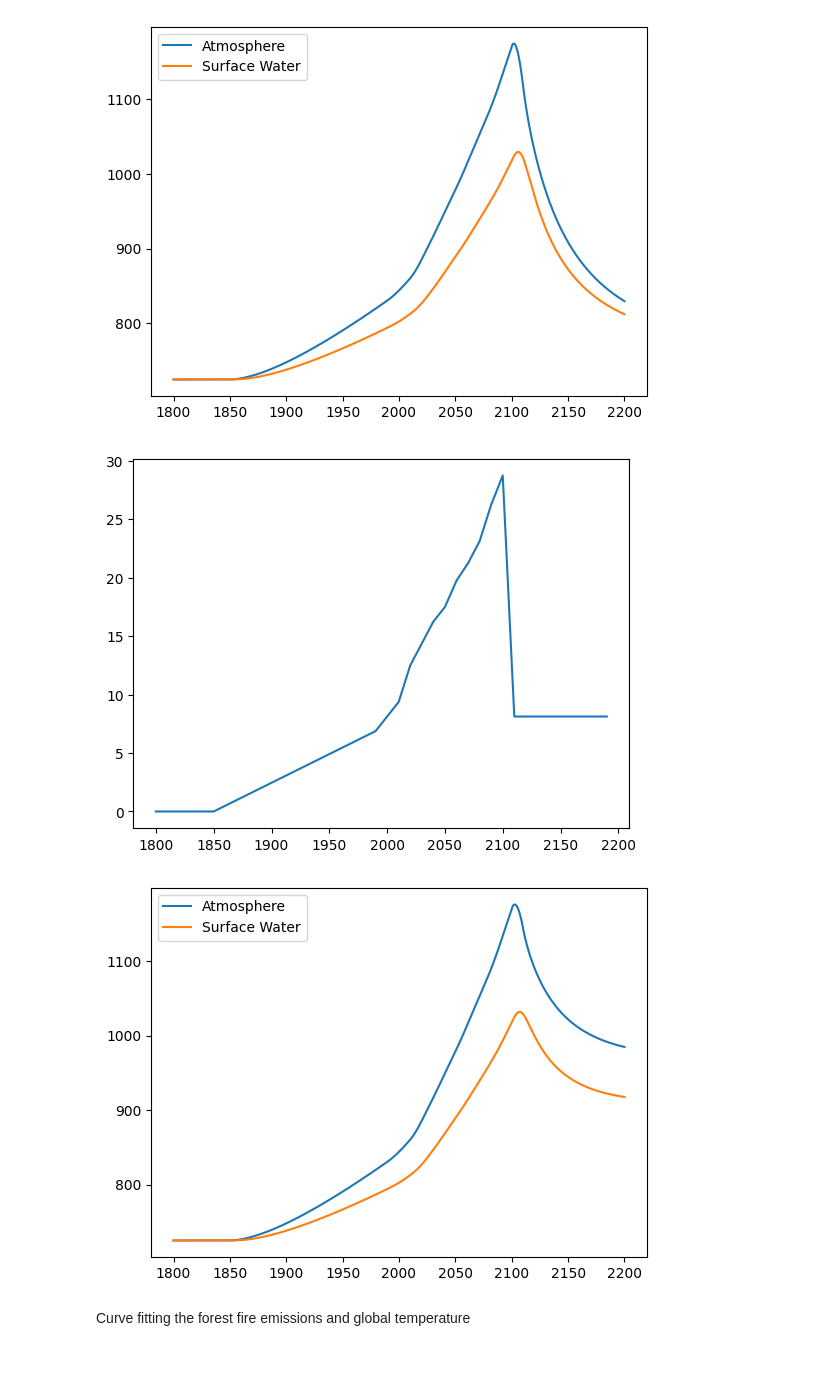
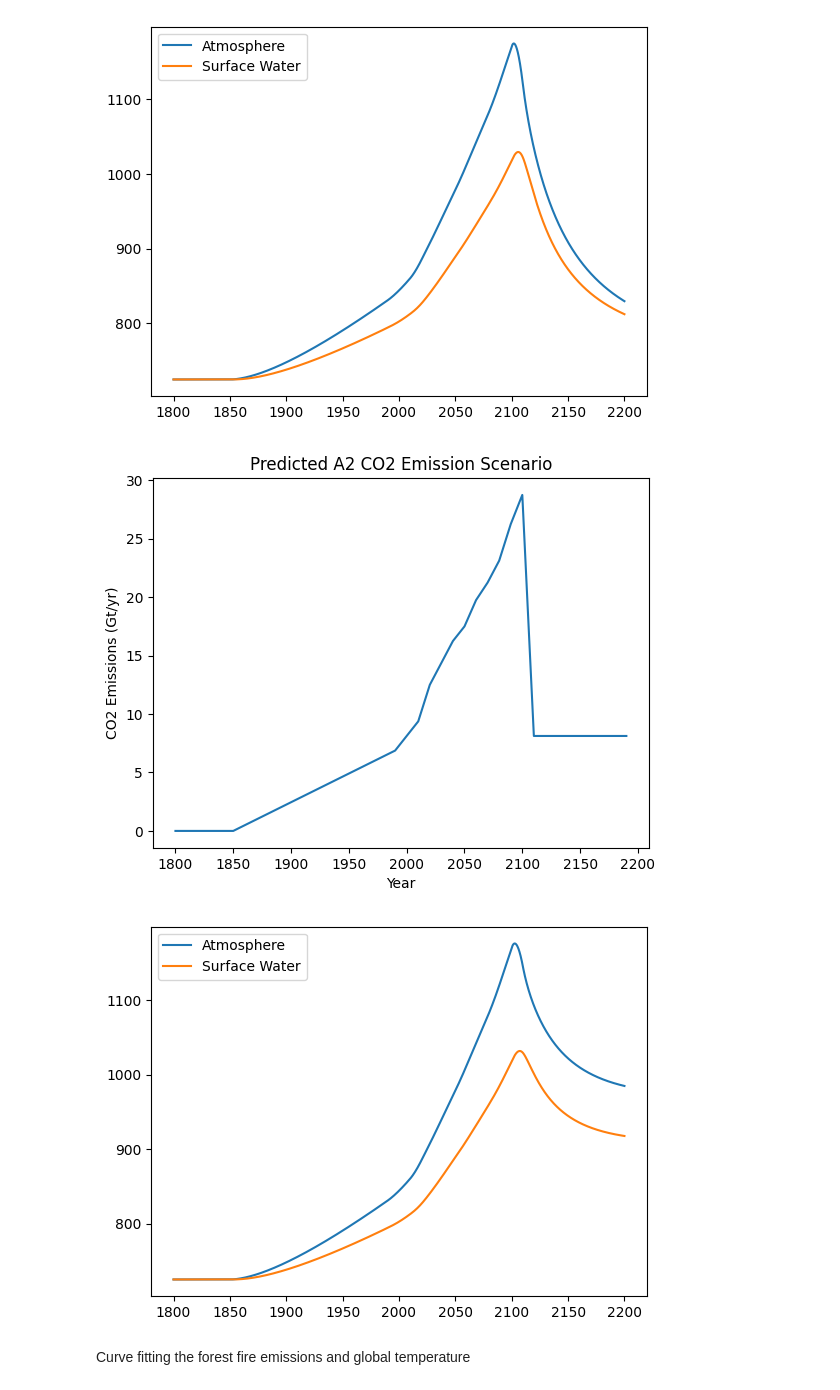
Before and after one commit to TWilson05/EOAS-453, a Jupyter notebook: assignment1.ipynb, the cells around one changed output. Drawn from its saved outputs; the diff is of its cells as text; code cells hidden in the pictures; blank space fills up the shorter version.

```diff
--- a/assignment1.ipynb
+++ b/assignment1.ipynb
@@ -189,36 +189,39 @@ def updated_emissions(yr):
 yr = np.arange(1800,2200, 10)
 e = updated_emissions(yr)
 plt.plot(yr, e)
+plt.title("Predicted A2 CO2 Emission Scenario")
+plt.xlabel("Year")
+plt.ylabel("CO2 Emissions (Gt/yr)")
 plt.show()
 
 dt = 0.01      # time in years
 t_start = 1800
 t_end = 2200
 Nt = int((t_end - t_start) / dt)
 
 for i in range(Nt):
     year = t_start + i*dt
     # compute the forced emission for a given year
     force_emissions = np.zeros(9)
     force_emissions[0] = updated_emissions(year)
     if i == 0:
         # assign the initial steady state masses to start
         masses = M0
         mass_array = masses.copy()
     else:
         # update the masses with the euler step update every iteration
         masses = update9box(masses, dt, force_emissions)
         # save the masses from each step to an array
         mass_array = np.vstack([mass_array, masses])
 
 # plot the results
 tt = np.linspace(t_start, t_end, Nt)
 plt.plot(tt, mass_array[:,:2], label=["Atmosphere", "Surface Water"])
 # plt.plot(tt, mass_array)
 plt.legend()
 plt.show()
 # %% [output]
-[figure, old version]
+[figure, new version]
 [figure]
 # %% [markdown]
 Curve fitting the forest fire emissions and global temperature
```
Also changed, not shown: parts of 3 cells of this notebook, 1 other file.
